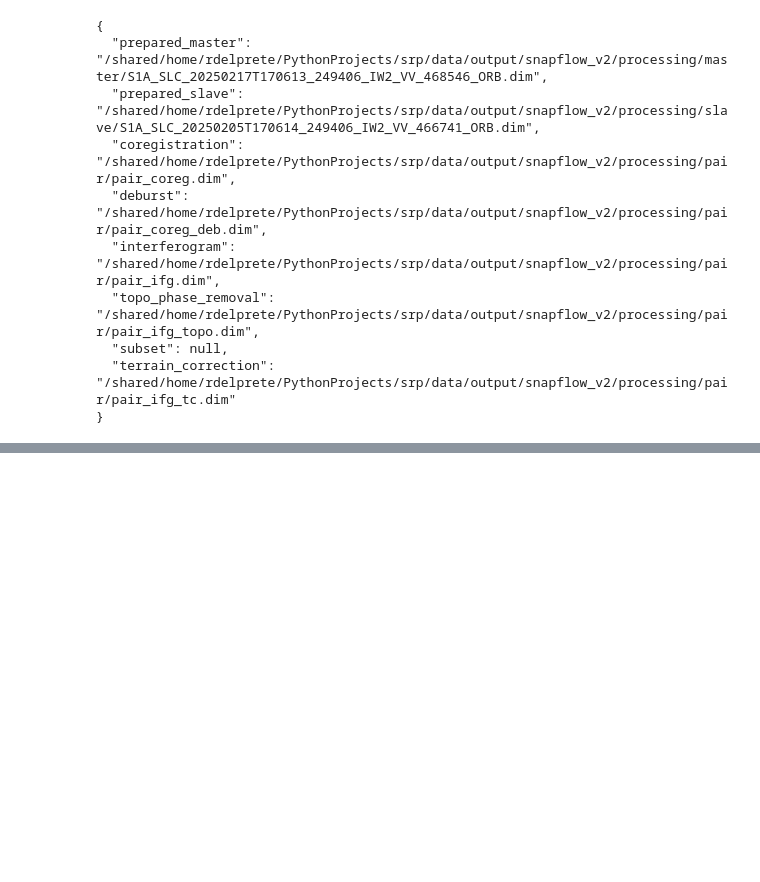
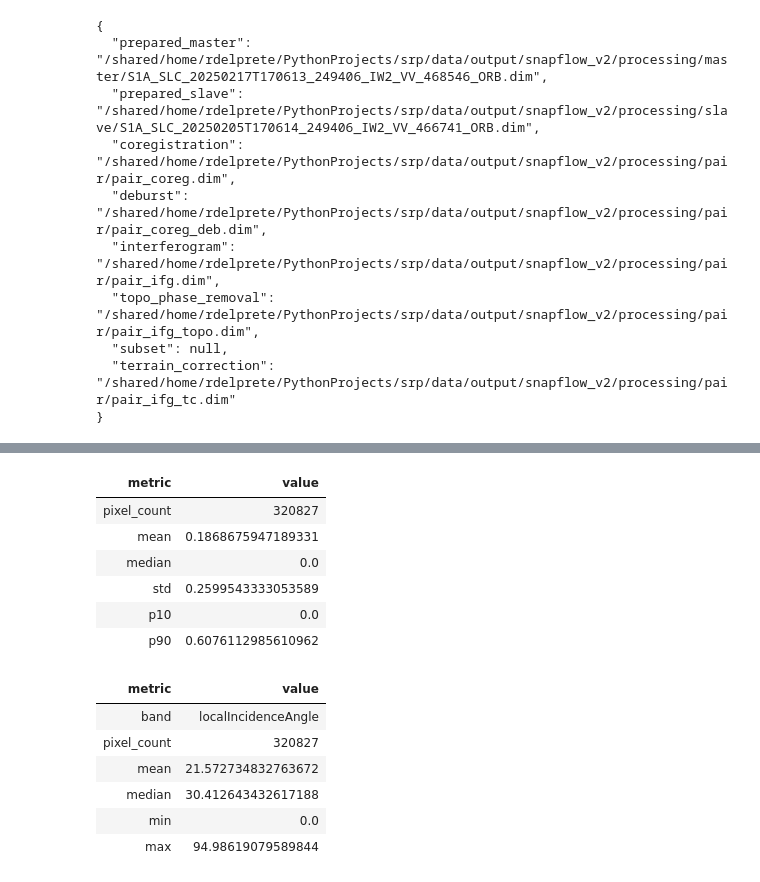
Before and after one commit to ESA-PhiLab/sarpyx, a Jupyter notebook: notebooks/snapflow_v2.ipynb, the cells around one changed output, grey strips where cells are left out. Saved outputs shown, nothing was run; the diff lists cells and outputs as text; code cells hidden in the pictures; blank space fills up the shorter version.

```diff
--- a/notebooks/snapflow_v2.ipynb
+++ b/notebooks/snapflow_v2.ipynb
@@ -756,0 +709,18 @@ plt.show()
+# %%
+display(coherence_stats_df)
+display(support_stats_df)
+# %% [output]
+| metric | value |
+| pixel_count | 320827 |
+| mean | 0.1868675947189331 |
+| median | 0.0 |
+| std | 0.2599543333053589 |
+| p10 | 0.0 |
+| p90 | 0.6076112985610962 |
+| metric | value |
+| band | localIncidenceAngle |
+| pixel_count | 320827 |
+| mean | 21.572734832763672 |
+| median | 30.412643432617188 |
+| min | 0.0 |
+| max | 94.98619079589844 |
```
Also changed, not shown: parts of 14 cells of this notebook.
